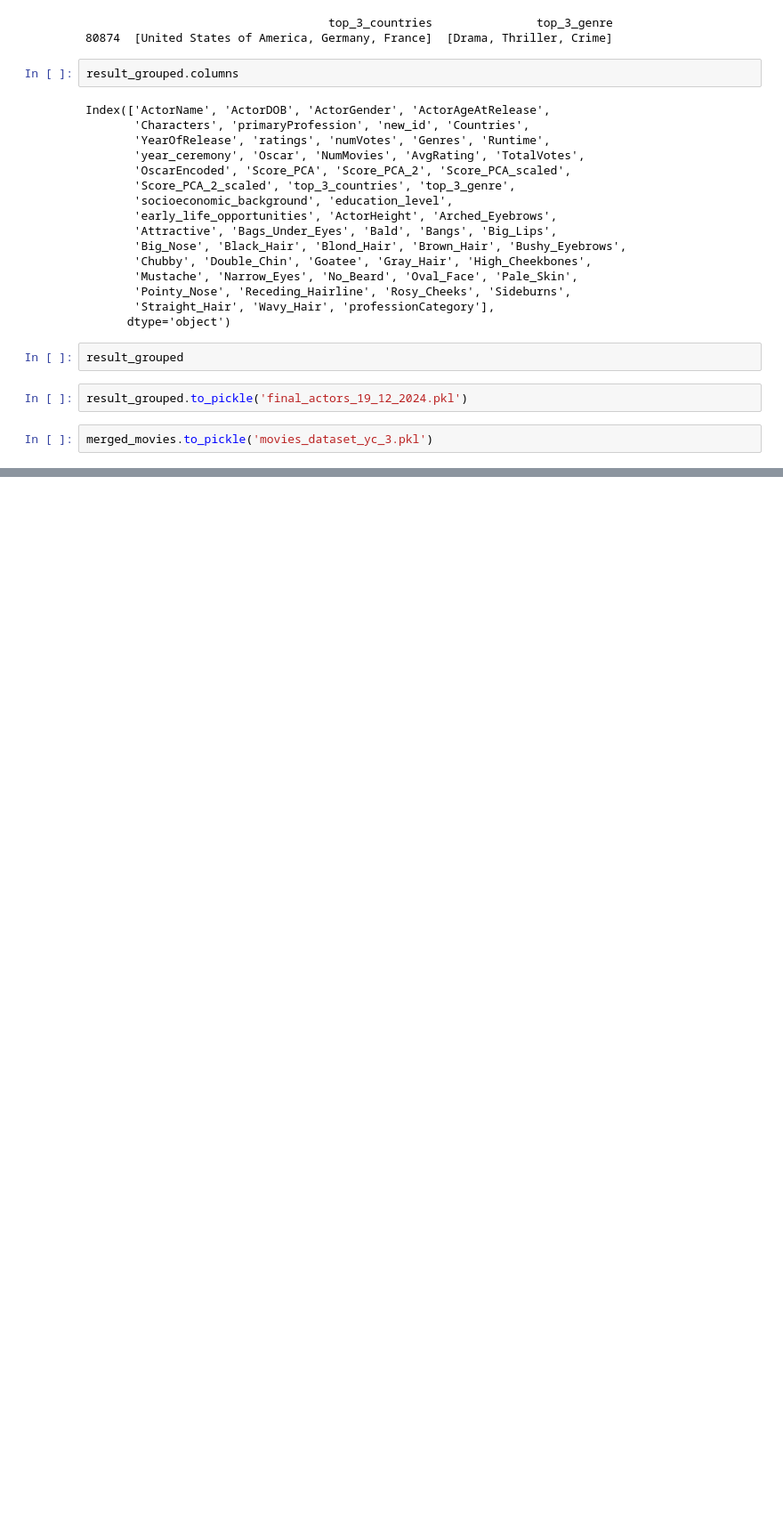
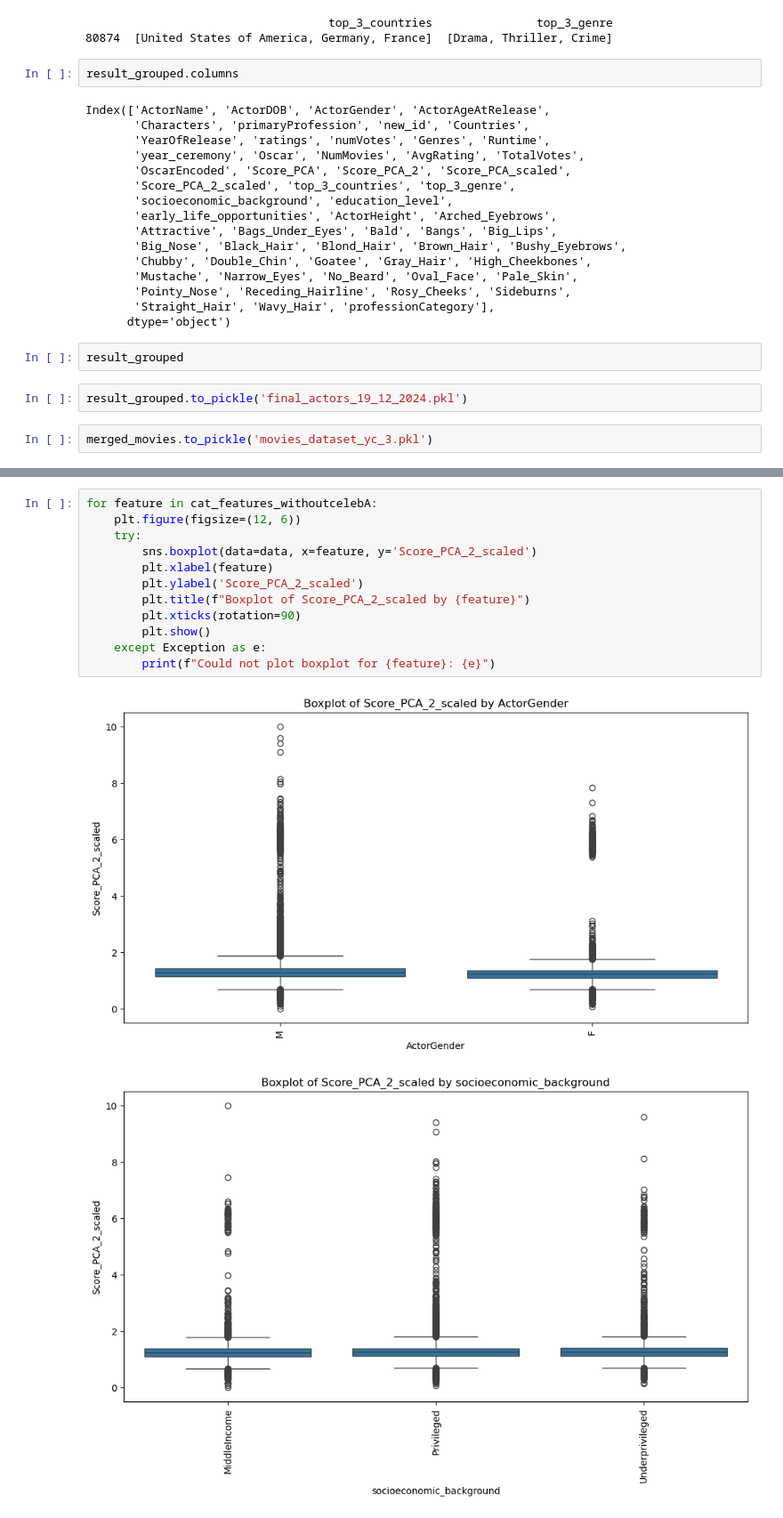
Before and after one commit to epfl-ada/ada-2024-project-arabsdatascientists2024, a Jupyter notebook: Results_P3.ipynb, the cells around one changed output, grey strips where cells are left out. Shown at 89% size. Cells and saved outputs as stored; diff of their text form; blank space fills up the shorter version.

```diff
--- a/Results_P3.ipynb
+++ b/Results_P3.ipynb
@@ -1339,0 +1420,15 @@ merged_movies.to_pickle('movies_dataset_yc_3.pkl')
+# %%
+for feature in cat_features_withoutcelebA:
+    plt.figure(figsize=(12, 6))
+    try:
+        sns.boxplot(data=data, x=feature, y='Score_PCA_2_scaled')
+        plt.xlabel(feature)
+        plt.ylabel('Score_PCA_2_scaled')
+        plt.title(f"Boxplot of Score_PCA_2_scaled by {feature}")
+        plt.xticks(rotation=90)
+        plt.show()
+    except Exception as e:
+        print(f"Could not plot boxplot for {feature}: {e}")
+# %% [output]
+[figure, added]
+[figure, added]
```
Also changed, not shown: parts of 83 cells of this notebook.
